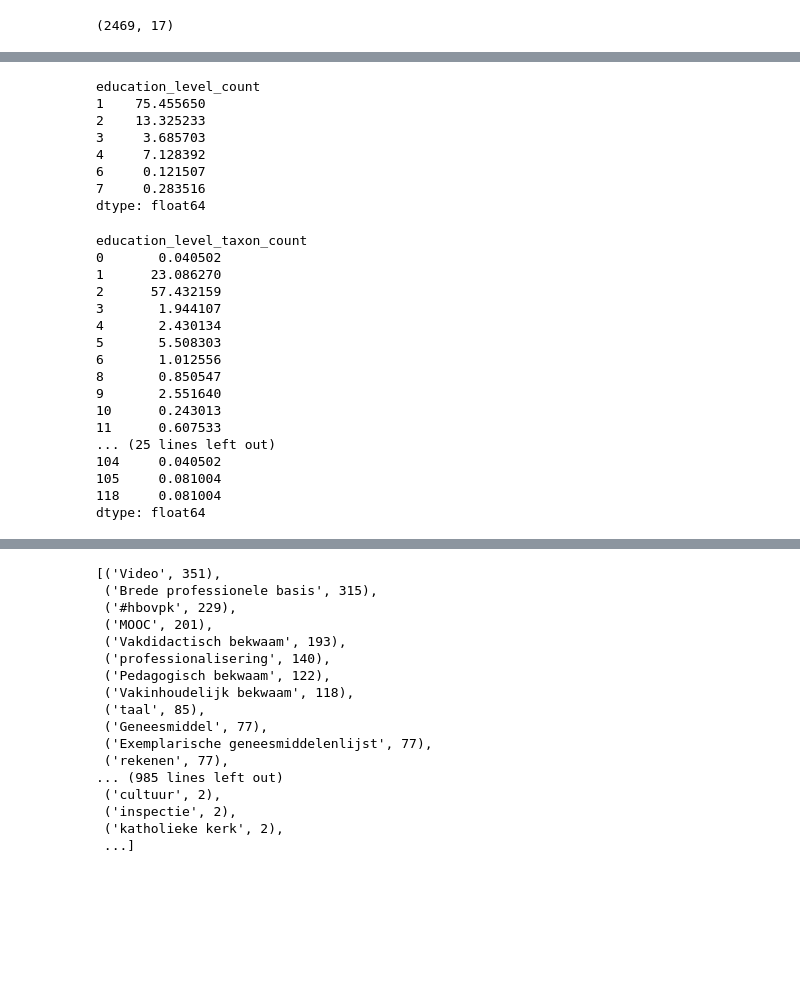
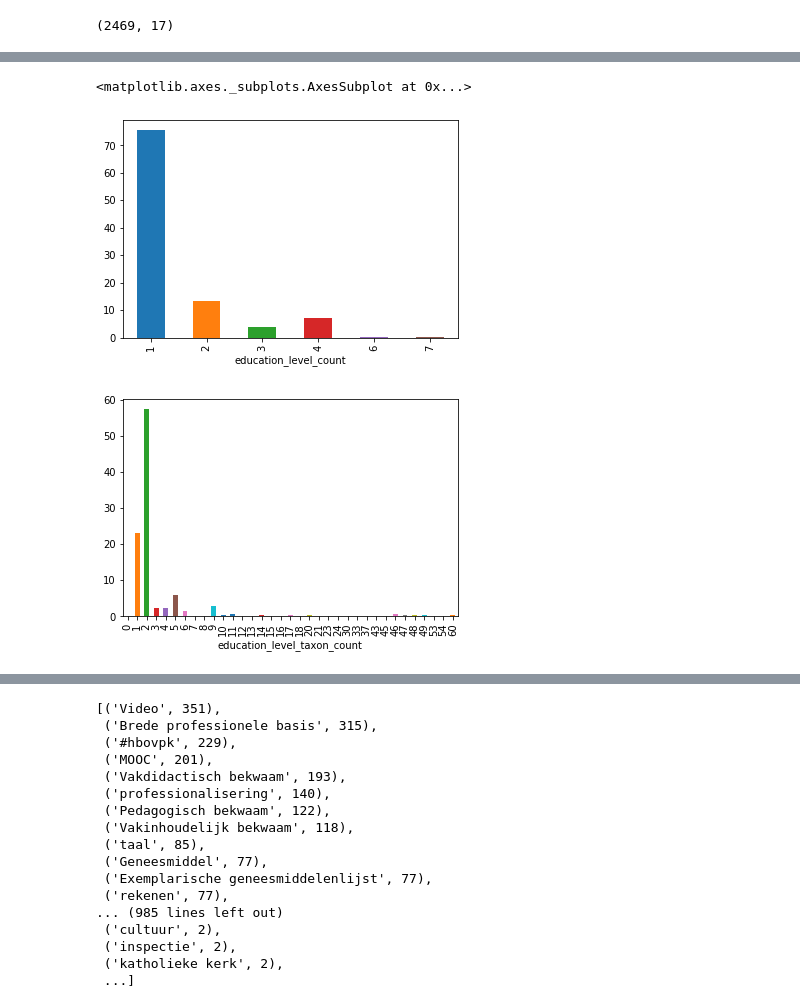
Before and after one commit to surfedushare/pol-harvester, a Jupyter notebook: research/edurep/Edurep analysis of content.ipynb, the cells around one changed output, grey strips where cells are left out. Saved outputs shown, nothing was run; the diff lists cells and outputs as text; code cells hidden in the pictures; blank space fills up the shorter version.

Commit message:
Updates the Edurep analysis with detailed education level numbers

```diff
--- a/research/edurep/Edurep analysis of content.ipynb
+++ b/research/edurep/Edurep analysis of content.ipynb
@@ -76,35 +49,15 @@ dtype: float64
 # %%
 basic_edu_level_counts = df.groupby("education_level_count").size()
-basic_edu_level_counts / len(seeds) * 100
+basic_edu_level_counts = basic_edu_level_counts / len(seeds) * 100
+basic_edu_level_counts.plot.bar()
 # %% [output]
-education_level_count
-1    75.455650
-2    13.325233
-3     3.685703
-4     7.128392
-6     0.121507
-7     0.283516
-dtype: float64
+<matplotlib.axes._subplots.AxesSubplot at 0x...>
+[figure, added]
 # %%
 taxon_edu_level_counts = df.groupby("education_level_taxon_count").size()
-taxon_edu_level_counts / len(seeds) * 100
+taxon_edu_level_counts = taxon_edu_level_counts / len(seeds) * 100
+taxon_edu_level_counts = taxon_edu_level_counts.plot.bar()
 # %% [output]
-education_level_taxon_count
-0       0.040502
-1      23.086270
-2      57.432159
-3       1.944107
-4       2.430134
-5       5.508303
-6       1.012556
-8       0.850547
-9       2.551640
-10      0.243013
-11      0.607533
-... (25 lines left out)
-104     0.040502
-105     0.081004
-118     0.081004
-dtype: float64
+[figure, added]
 # %%
 language_counts = df.groupby("language").size()
```
Also changed, not shown: parts of 24 cells of this notebook.
